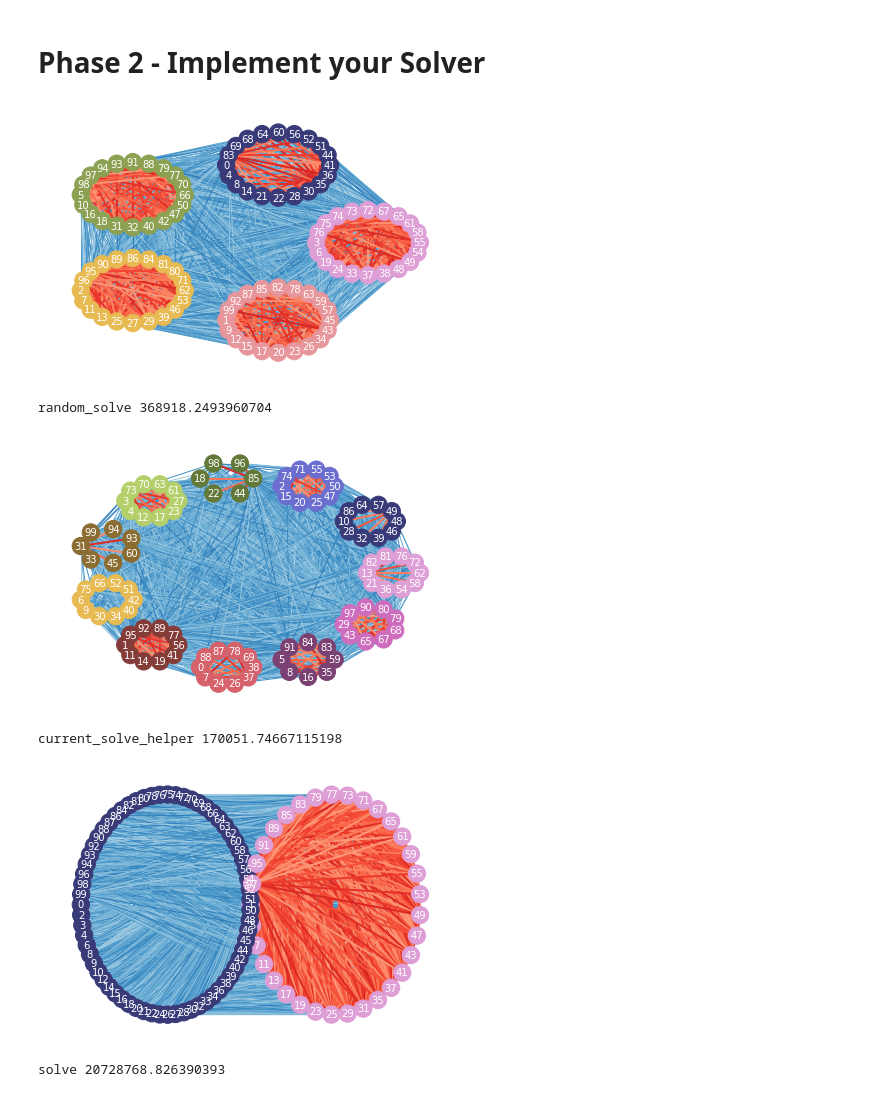
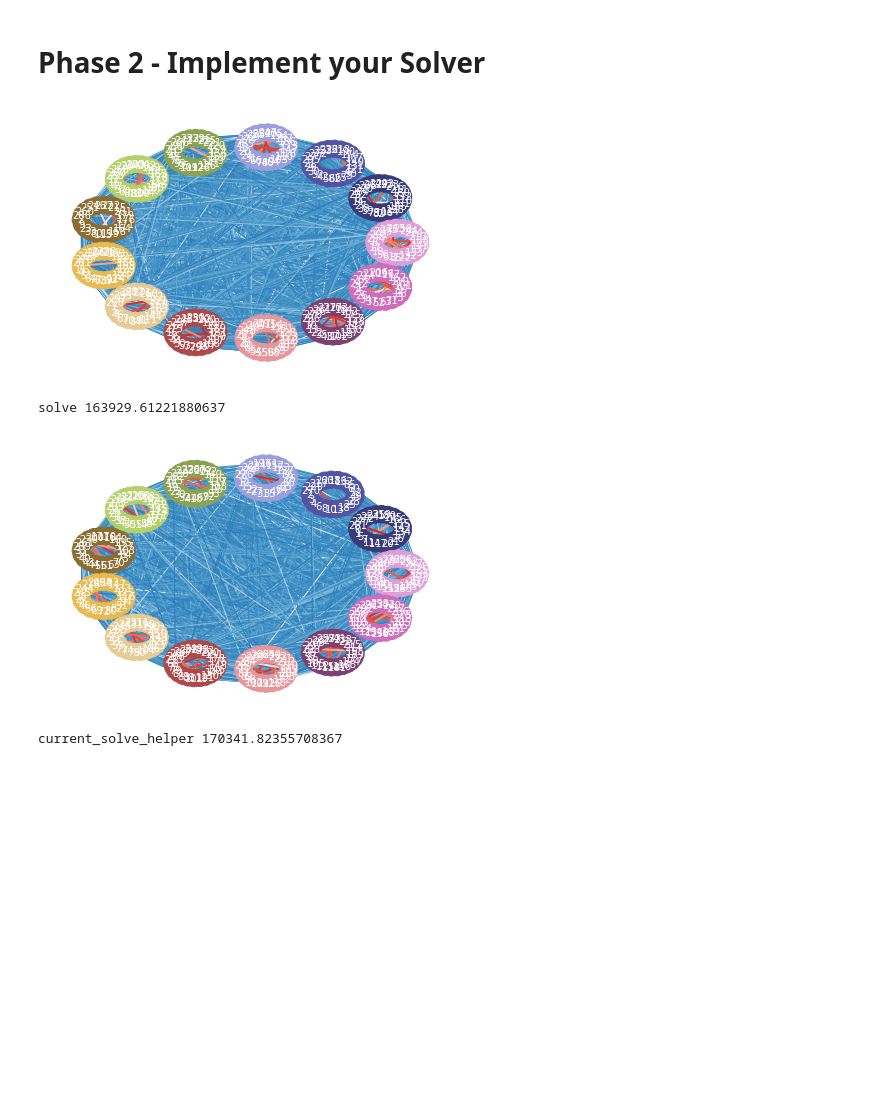
Before and after one commit to riensou/CS-170-Project-Fa22, a Jupyter notebook: main.ipynb, the cells around one changed output. Drawn from its saved outputs; the diff is of its cells as text; code cells hidden in the pictures; blank space fills up the shorter version.

```diff
--- a/main.ipynb
+++ b/main.ipynb
@@ -95,28 +95,27 @@ def solve(G: nx.Graph):
     k = optimize_k(G)
     G = max_k_cut_solve(k)(G)
 # %%
-input = 'inputs/small166.in'
+input = 'inputs/medium7.in'
 
-solvers = [random_solve, current_solve(input), solve]
+solvers = [solve, current_solve(input)]
 
 for solver in solvers:
     G = read_input(input)
+
     k = solver(G)
     validate_output(G)
     visualize(G)
     print(solver.__name__, score(G))
 
 # G = read_input('self_inputs/medium.in')
 # max_k_cut_solve(9)(G)
 # visualize(G)
 # print(score(G))
 # %% [output]
-[figure, old version]
+[figure, new version]
-random_solve 368918.2493960704
+solve 163929.61221880637
-[figure, old version]
+[figure, new version]
-current_solve_helper 170051.74667115198
+current_solve_helper 170341.82355708367
-[figure, removed]
-solve 20728768.826390393
 # %%
 # run(max_k_cut_solve(2), 'self_inputs/small.in', 'self_outputs/small.out')
 # %%
```
Also changed, not shown: parts of 2 cells of this notebook, 6 other files.
